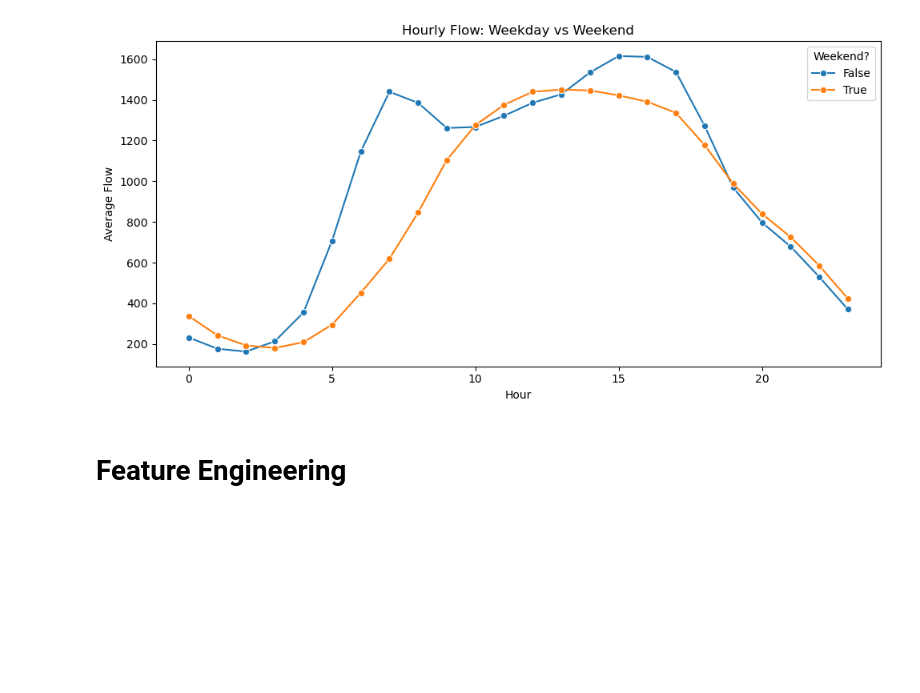
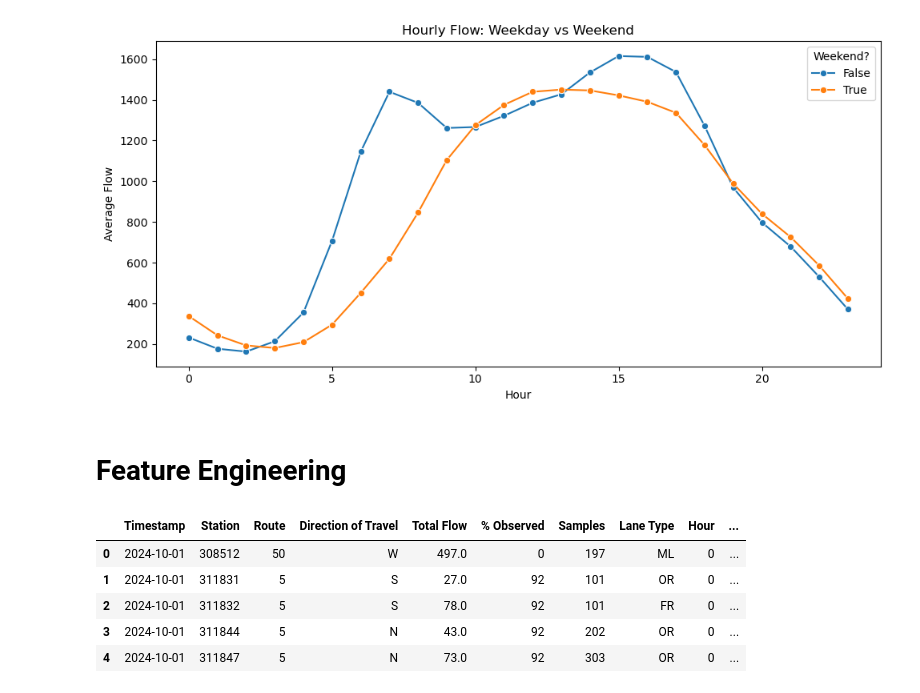
Before and after one commit to RichelCode/EV-Charging-Analysis, a Jupyter notebook: Final 3 months Analysis.ipynb, the cells around one changed output. Cells and saved outputs as stored; diff of their text form; code cells hidden in the pictures; blank space fills up the shorter version.

```diff
--- a/Final 3 months Analysis.ipynb
+++ b/Final 3 months Analysis.ipynb
@@ -342,3 +342,12 @@ plt.show()
 [figure]
 # %% [markdown]
 # Feature Engineering
+# %%
+df.head()
+# %% [output]
+|  | Timestamp | Station | Route | Direction of Travel | Total Flow | % Observed | Samples | Lane Type | Hour | ... |
+| 0 | 2024-10-01 | 308512 | 50 | W | 497.0 | 0 | 197 | ML | 0 | ... |
+| 1 | 2024-10-01 | 311831 | 5 | S | 27.0 | 92 | 101 | OR | 0 | ... |
+| 2 | 2024-10-01 | 311832 | 5 | S | 78.0 | 92 | 101 | FR | 0 | ... |
+| 3 | 2024-10-01 | 311844 | 5 | N | 43.0 | 92 | 202 | OR | 0 | ... |
+| 4 | 2024-10-01 | 311847 | 5 | N | 73.0 | 92 | 303 | OR | 0 | ... |
```
Also changed, not shown: parts of 1 cell of this notebook.
